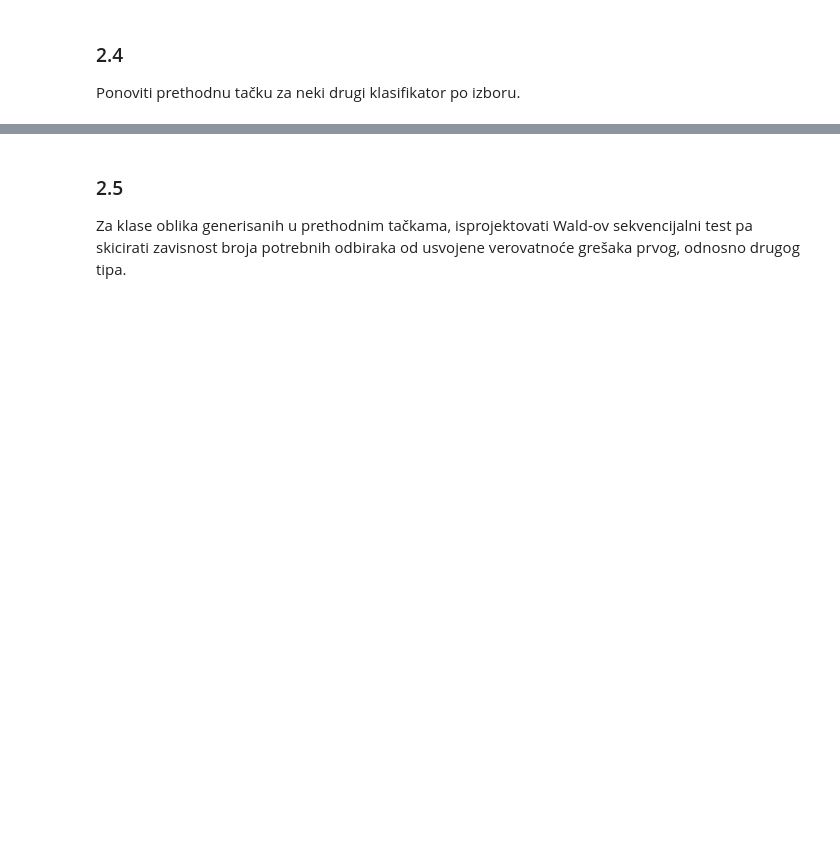
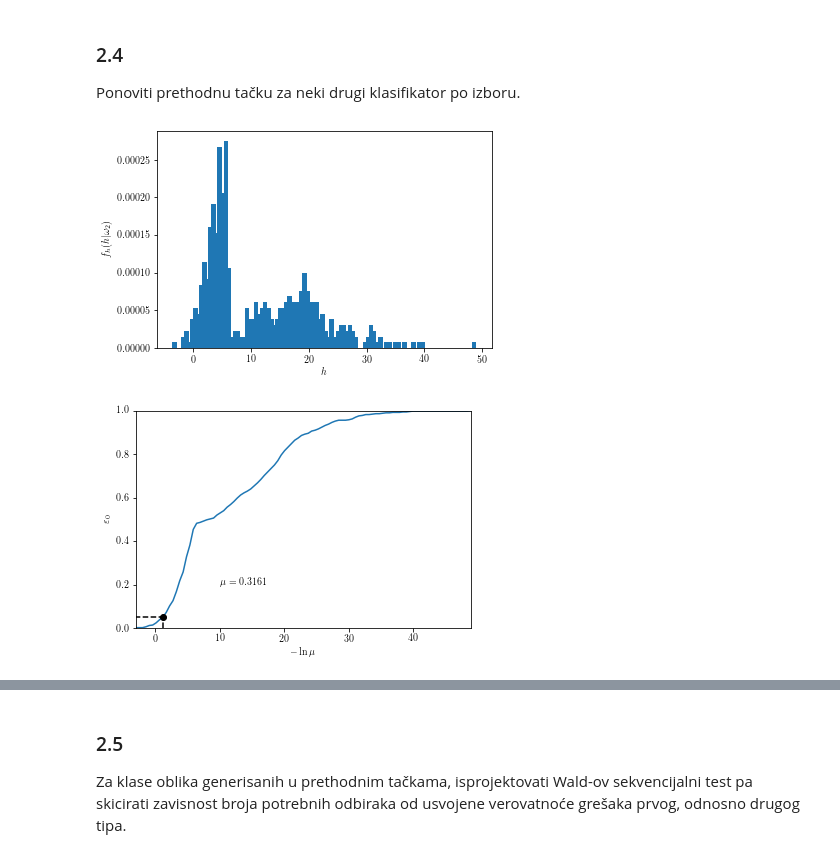
Before and after one commit to djokjulapfe/po, a Jupyter notebook: main.ipynb, the cells around one changed output, grey strips where cells are left out. Cells and saved outputs as stored; diff of their text form; code cells hidden in the pictures; blank space fills up the shorter version.

```diff
--- a/main.ipynb
+++ b/main.ipynb
@@ -921,35 +987,41 @@ print("Aproksimativna verovatnoće greške: {}%".format((e1 + e2) / 2 * 100))
 ### 2.4
 Ponoviti prethodnu tačku za neki drugi klasifikator po izboru.
 # %%
+samples = samples_w2
+
 h = -np.log(f1(samples)) + np.log(f2(samples))
 
-H, t = np.histogram(h, bins=1000, density = True)
+H, t = np.histogram(h, bins=100, density = True)
 
 plt.bar(t[:-1], H / N)
 plt.xlabel('$h$')
 plt.ylabel(r'$f_{h}(h|\omega_2)$')
 plt.show()
 
 T = (t[:-1] + t[1:]) / 2
 diffs = t[1:] - t[:-1]
 
 H = np.cumsum(H) * diffs
 
 e0 = 0.05
 
 min_index = np.argmin(np.abs(e0 - H))
 mint = T[min_index]
 
 plt.plot(T, H)
 plt.xlim(np.min(T), np.max(T))
 plt.ylim(0, 1)
 plt.text(10, 0.2, '$\\mu=' + "{:.04f}".format(np.exp(-mint)) + '$')
 plt.plot([-10, mint], [e0, e0], '--k')
 plt.plot([mint, mint], [0, e0], '--k')
 plt.plot([mint], [e0], 'ok')
 plt.xlabel(r'$-\ln\mu$')
 plt.ylabel(r'$\varepsilon_0$')
+plt.savefig('cumsum.svg')
 plt.show()
+# %% [output]
+[figure, added]
+[figure, added]
 # %%
 fig = plt.figure(figsize=(5, 5))
 ax = fig.add_subplot(111)
```
Also changed, not shown: parts of 29 cells of this notebook.
